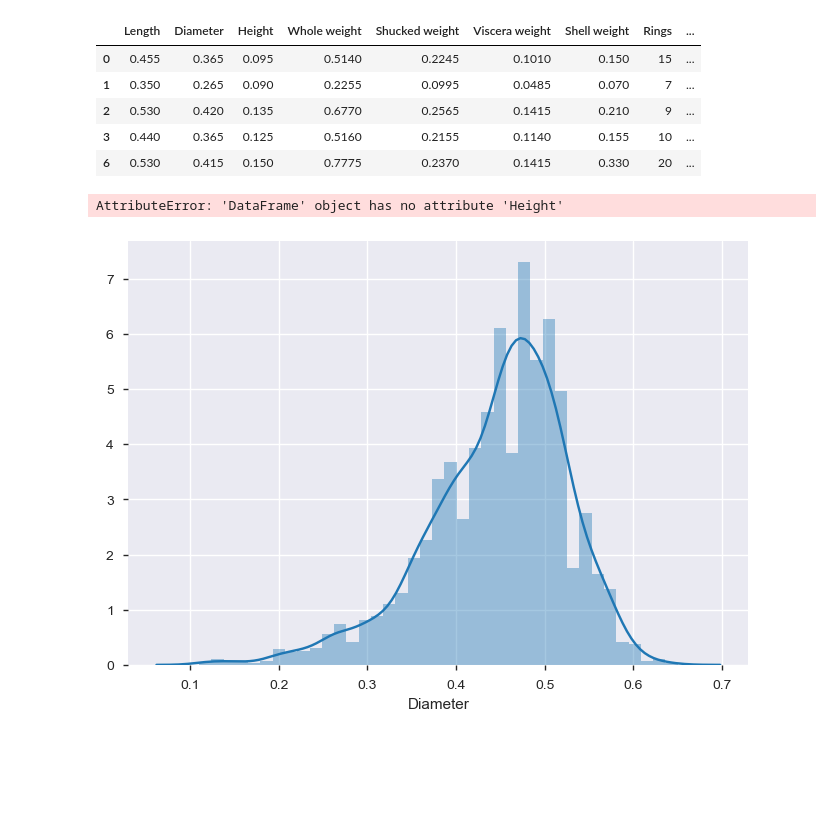
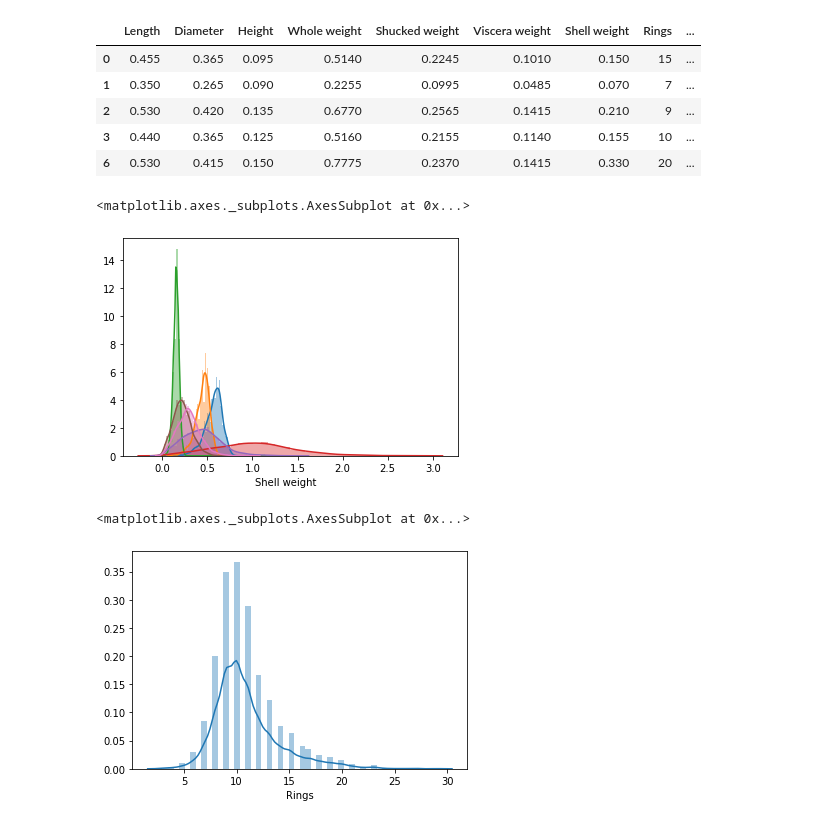
Before and after one commit to sateesh12/bin_utils, a Jupyter notebook: Logistics_Regression.ipynb, the cells around one changed output. Drawn from its saved outputs; the diff is of its cells as text; code cells hidden in the pictures; blank space fills up the shorter version.

```diff
--- a/Logistics_Regression.ipynb
+++ b/Logistics_Regression.ipynb
@@ -193,16 +190,26 @@ fdf.head()
 # %%
 #Do a Pandas profiling to check if the varibales need to be standardized.
 import pandas_profiling
 import pandas as pd
 #report = pandas_profiling.ProfileReport(df)
 #pd.show_versions()
 #report.to_file("abelone_profile.html")
 
 #As Pandas profiling is not working manually plot the variables to check if they are normally distributed or not.
 import seaborn as sns
+sns.distplot(fdf.iloc[:,0])  #Not sure why fdf.Length does not work !
 sns.distplot(fdf.Diameter)
-#sns.distplot(fdf.Height)
-fdf[]
+sns.distplot(fdf.iloc[:,2])
+sns.distplot(fdf.iloc[:,3])
+sns.distplot(fdf.iloc[:,4])
+sns.distplot(fdf.iloc[:,5])
+sns.distplot(fdf.iloc[:,6])
 # %% [output]
-AttributeError: 'DataFrame' object has no attribute 'Height'
+<matplotlib.axes._subplots.AxesSubplot at 0x...>
-[figure, old version]
+[figure, new version]
+# %%
+#Plot rings seperately as it makes the previous graph look not legible.
+sns.distplot(fdf.Rings)
+# %% [output]
+<matplotlib.axes._subplots.AxesSubplot at 0x...>
+[figure, added]
```
Also changed, not shown: parts of 13 cells of this notebook.
